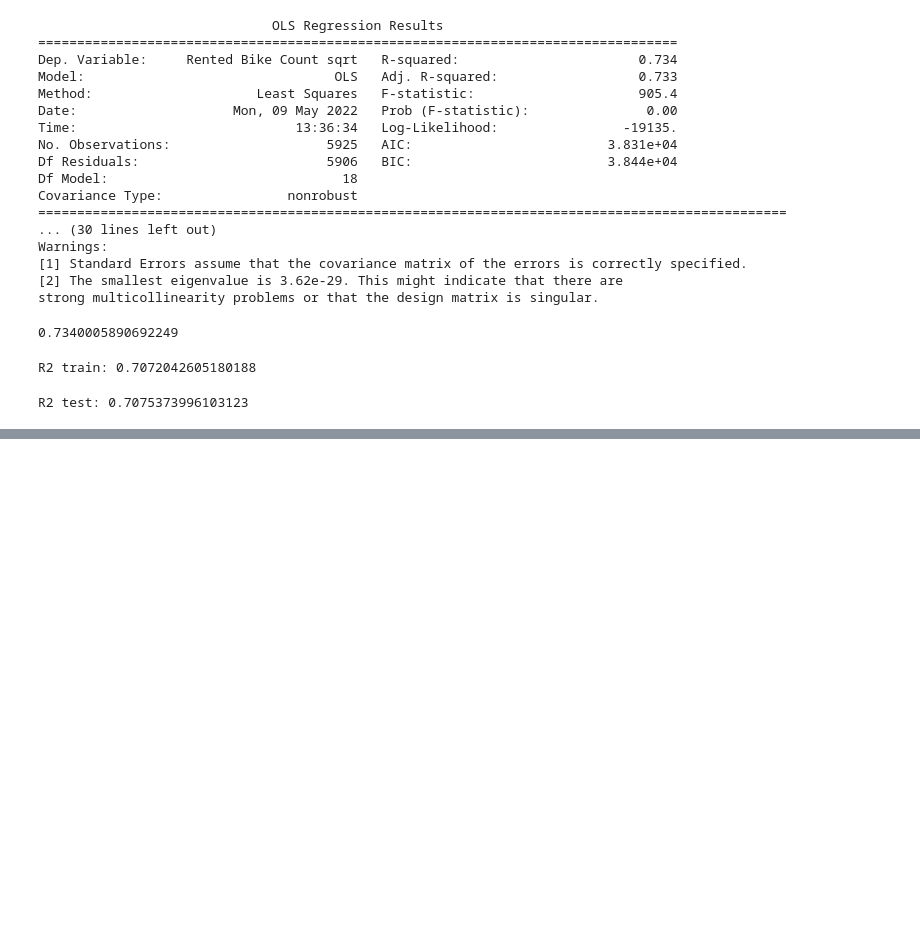
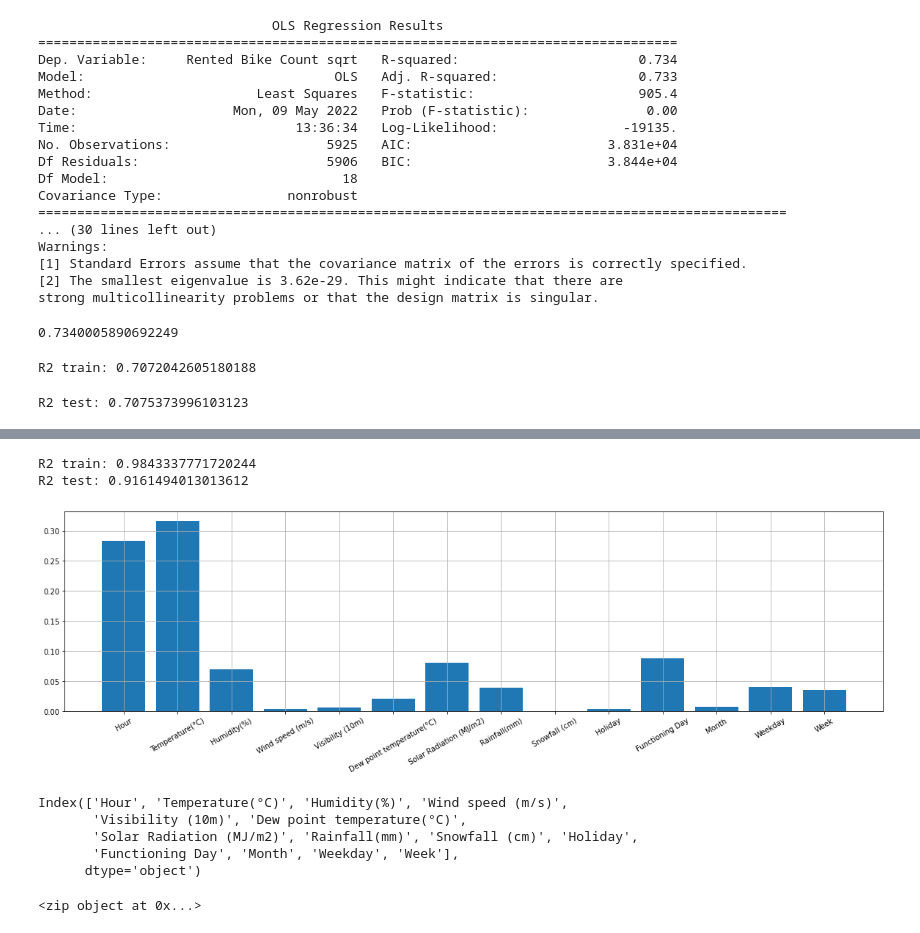
Before and after one commit to Abhi-nav0506/Capstone-Project---Bike-Sharing-Demand-Prediction--, a Jupyter notebook: Bike_Sharing_Demand_Prediction_Capstone_Project.ipynb, the cells around one changed output, grey strips where cells are left out. Cells and saved outputs as stored; diff of their text form; code cells hidden in the pictures; blank space fills up the shorter version.

```diff
--- a/Bike_Sharing_Demand_Prediction_Capstone_Project.ipynb
+++ b/Bike_Sharing_Demand_Prediction_Capstone_Project.ipynb
@@ -833,0 +953,16 @@ R2 test: 0.7075373996103123
+# %%
+from sklearn.ensemble import GradientBoostingRegressor
+
+gbr = GradientBoostingRegressor()
+# %%
+gbr_params = {'n_estimators' : [105,110,115],'max_depth' : [8,10,12] , 'min_samples_split':[15,18], 'min_samples_leaf': [4,6,8]
+                 }
+# %%
+seoul_gbr_cv= GridSearchCV(estimator=gbr, param_grid = gbr_params, cv = 5)
+# %%
+seoul_gbr = seoul_gbr_cv.fit(x_train, y_train)
+
+print(" Results from Grid Search " )
+print("\n The best estimator across ALL searched params:\n",seoul_gbr.best_estimator_)
+print("\n The best score across ALL searched params:\n",seoul_gbr.best_score_)
+print("\n The best parameters across ALL searched params:\n",seoul_gbr.best_params_)
@@ -833,0 +984,30 @@ R2 test: 0.7075373996103123
+# %%
+r2 = r2_score((y_train)**2, (y_pred_train)**2)
+print("R2 train:" ,r2)
+
+r2 = r2_score((y_test)**2, (y_pred_test)**2)
+print("R2 test:" ,r2)
+# %% [output]
+R2 train: 0.9843337771720244
+R2 test: 0.9161494013013612
+# %%
+importance = list(seoul_gbr.best_estimator_.feature_importances_)
+plt.figure(figsize = (20,5))
+plt.bar(x_train.columns,importance)
+plt.xticks(rotation=30)
+plt.grid()
+# %% [output]
+[figure, added]
+# %%
+x_train.columns
+# %% [output]
+Index(['Hour', 'Temperature(°C)', 'Humidity(%)', 'Wind speed (m/s)',
+       'Visibility (10m)', 'Dew point temperature(°C)',
+       'Solar Radiation (MJ/m2)', 'Rainfall(mm)', 'Snowfall (cm)', 'Holiday',
+       'Functioning Day', 'Month', 'Weekday', 'Week'],
+      dtype='object')
+# %%
+x = zip(seoul_gbr.best_estimator_.feature_importances_, x_train.columns)
+print(x)
+# %% [output]
+<zip object at 0x...>
```
Also changed, not shown: parts of 33 cells of this notebook.
